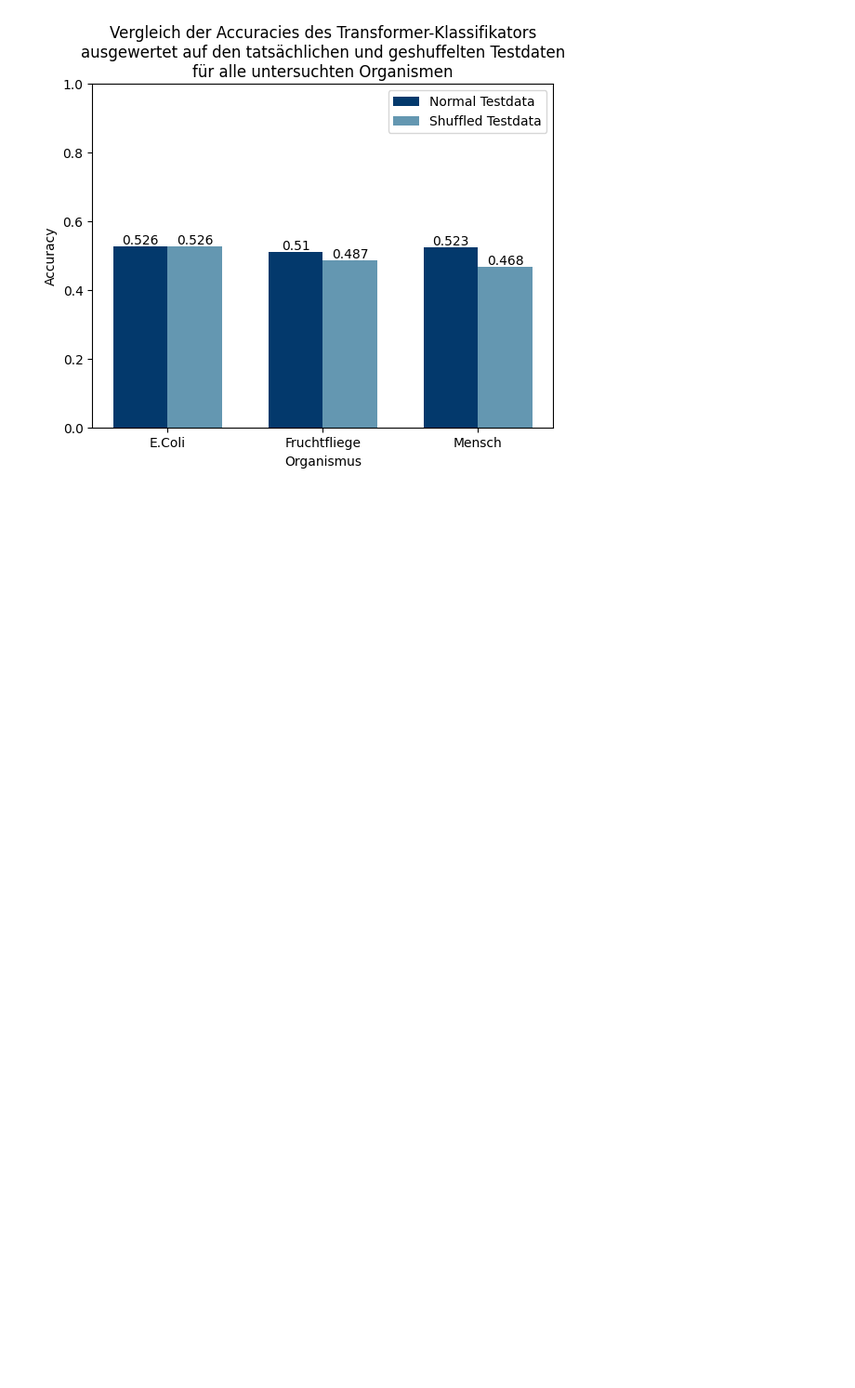
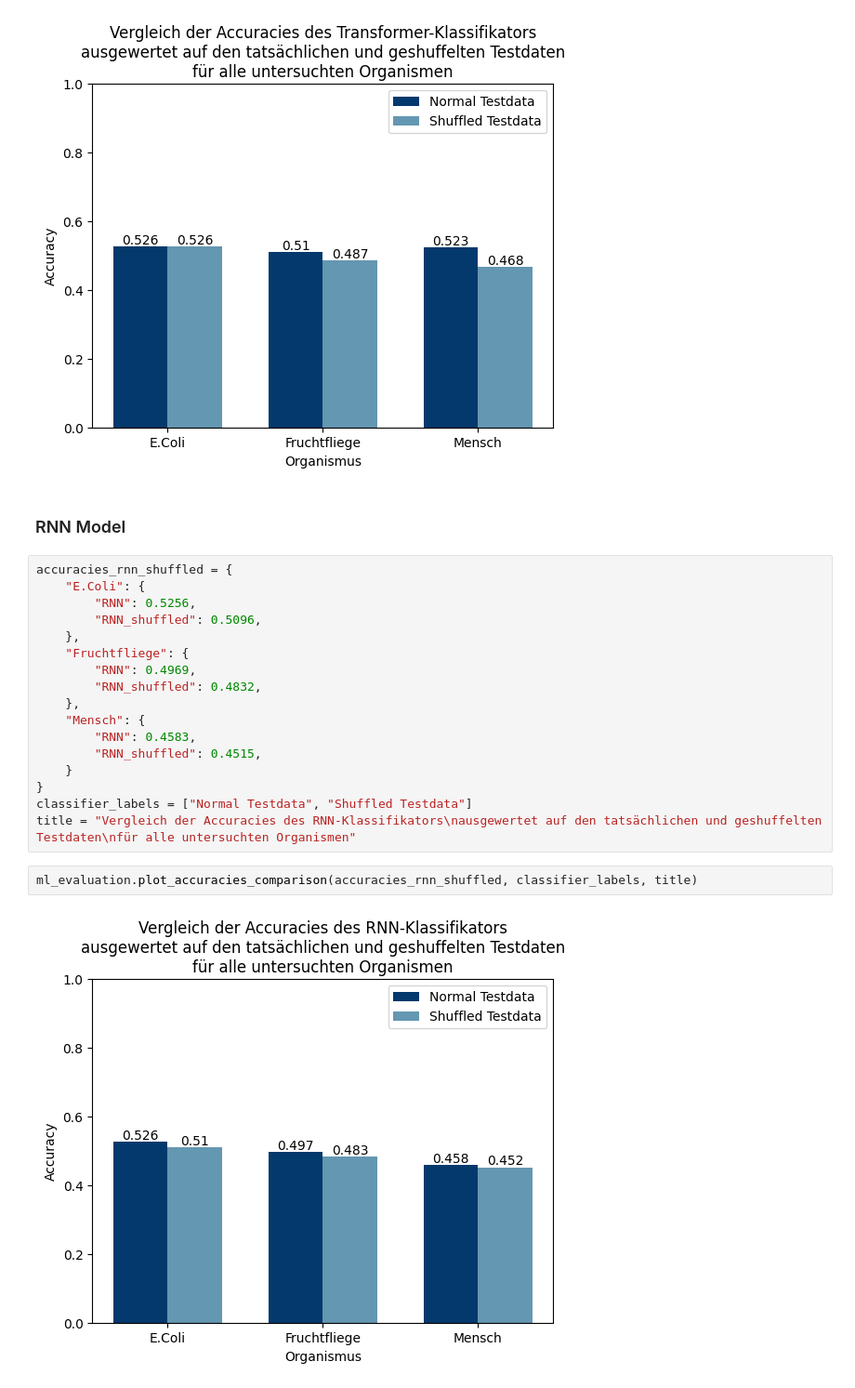
Before and after one commit to maxikuehn/PMDS_Codons, a Jupyter notebook: notebooks/Results_Overview.ipynb, the cells around one changed output. Shown: that part at 93% size. Drawn from its saved outputs; the diff is of its cells as text; blank space fills up the shorter version.

```diff
--- a/notebooks/Results_Overview.ipynb
+++ b/notebooks/Results_Overview.ipynb
@@ -54,3 +77,26 @@ title = "Vergleich der Accuracies des Transformer-Klassifikators\nausgewertet au
 ml_evaluation.plot_accuracies_comparison(accuracies_normal_shuffled, classifier_labels, title)
 # %% [output]
 [figure]
+# %% [markdown]
+### RNN Model
+# %%
+accuracies_rnn_shuffled = {
+    "E.Coli": {
+        "RNN": 0.5256,
+        "RNN_shuffled": 0.5096,
+    },
+    "Fruchtfliege": {
+        "RNN": 0.4969,
+        "RNN_shuffled": 0.4832,
+    },
+    "Mensch": {
+        "RNN": 0.4583,
+        "RNN_shuffled": 0.4515,
+    }
+}
+classifier_labels = ["Normal Testdata", "Shuffled Testdata"]
+title = "Vergleich der Accuracies des RNN-Klassifikators\nausgewertet auf den tatsächlichen und geshuffelten Testdaten\nfür alle untersuchten Organismen"
+# %%
+ml_evaluation.plot_accuracies_comparison(accuracies_rnn_shuffled, classifier_labels, title)
+# %% [output]
+[figure, added]
```
Also changed, not shown: parts of 3 cells of this notebook.
